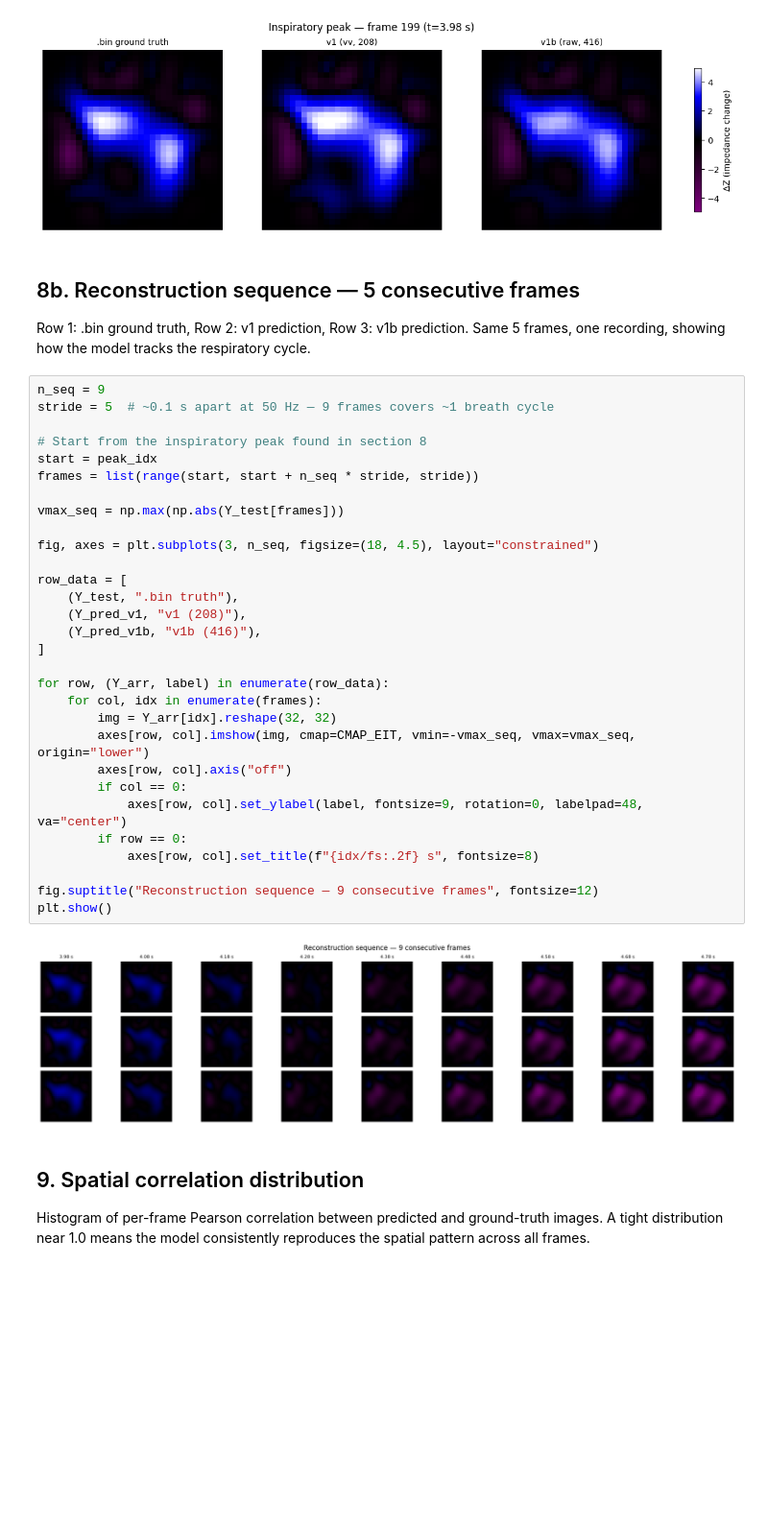
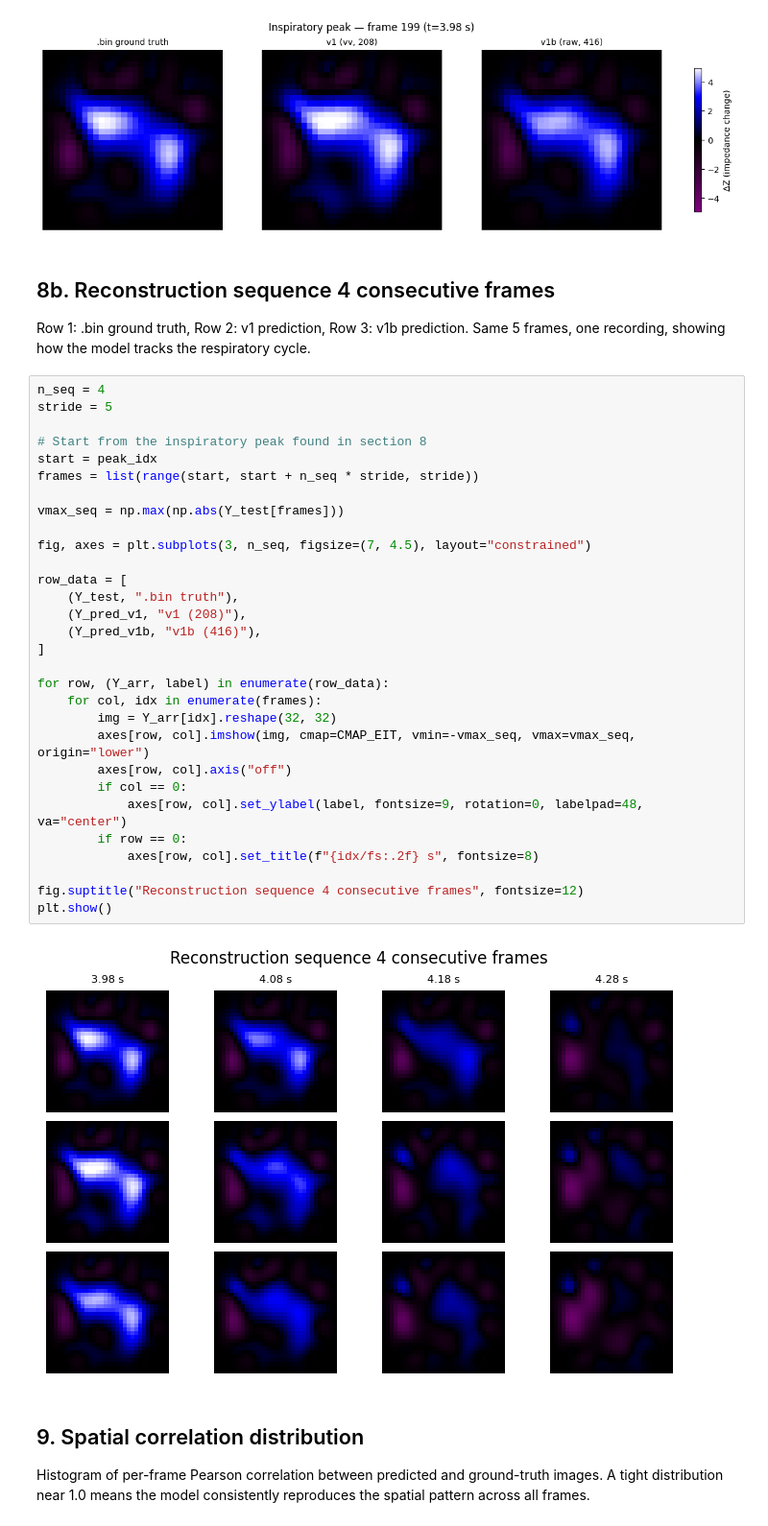
Before and after one commit to Kernel236/fastEIT, a Jupyter notebook: notebooks/04_ml_reconstruction.ipynb, the cells around one changed output. Shown at 96% size. Cells and saved outputs as stored; diff of their text form; blank space fills up the shorter version.

```diff
--- a/notebooks/04_ml_reconstruction.ipynb
+++ b/notebooks/04_ml_reconstruction.ipynb
@@ -340,42 +338,42 @@ plt.show()
 # %% [output]
 [figure]
 # %% [markdown]
-## 8b. Reconstruction sequence — 5 consecutive frames
+## 8b. Reconstruction sequence 4 consecutive frames
 
 Row 1: .bin ground truth, Row 2: v1 prediction, Row 3: v1b prediction.
 Same 5 frames, one recording, showing how the model tracks the respiratory cycle.
 # %%
-n_seq = 9
-stride = 5  # ~0.1 s apart at 50 Hz — 9 frames covers ~1 breath cycle
+n_seq = 4
+stride = 5
 
 # Start from the inspiratory peak found in section 8
 start = peak_idx
 frames = list(range(start, start + n_seq * stride, stride))
 
 vmax_seq = np.max(np.abs(Y_test[frames]))
 
-fig, axes = plt.subplots(3, n_seq, figsize=(18, 4.5), layout="constrained")
+fig, axes = plt.subplots(3, n_seq, figsize=(7, 4.5), layout="constrained")
 
 row_data = [
     (Y_test, ".bin truth"),
     (Y_pred_v1, "v1 (208)"),
     (Y_pred_v1b, "v1b (416)"),
 ]
 
 for row, (Y_arr, label) in enumerate(row_data):
     for col, idx in enumerate(frames):
         img = Y_arr[idx].reshape(32, 32)
         axes[row, col].imshow(img, cmap=CMAP_EIT, vmin=-vmax_seq, vmax=vmax_seq, origin="lower")
         axes[row, col].axis("off")
         if col == 0:
             axes[row, col].set_ylabel(label, fontsize=9, rotation=0, labelpad=48, va="center")
         if row == 0:
             axes[row, col].set_title(f"{idx/fs:.2f} s", fontsize=8)
 
-fig.suptitle("Reconstruction sequence — 9 consecutive frames", fontsize=12)
+fig.suptitle("Reconstruction sequence 4 consecutive frames", fontsize=12)
 plt.show()
 # %% [output]
-[figure, old version]
+[figure, new version]
 # %% [markdown]
 ## 9. Spatial correlation distribution
 
```
Also changed, not shown: parts of 2 cells of this notebook.
